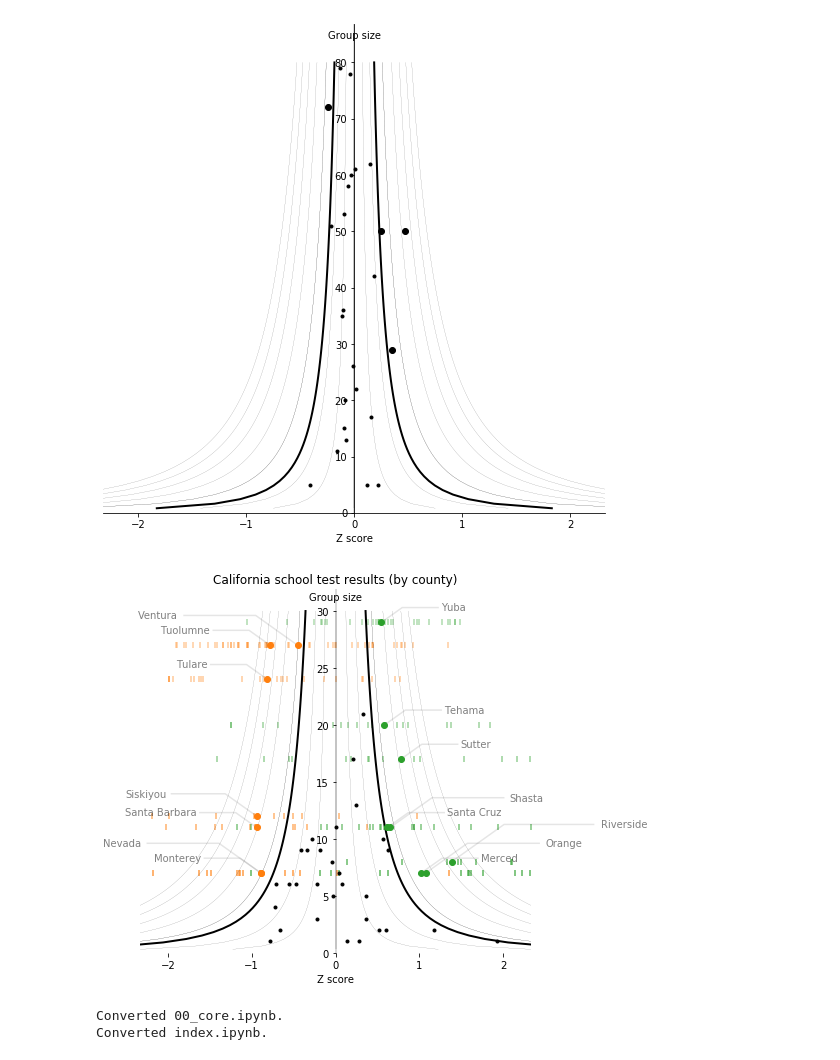
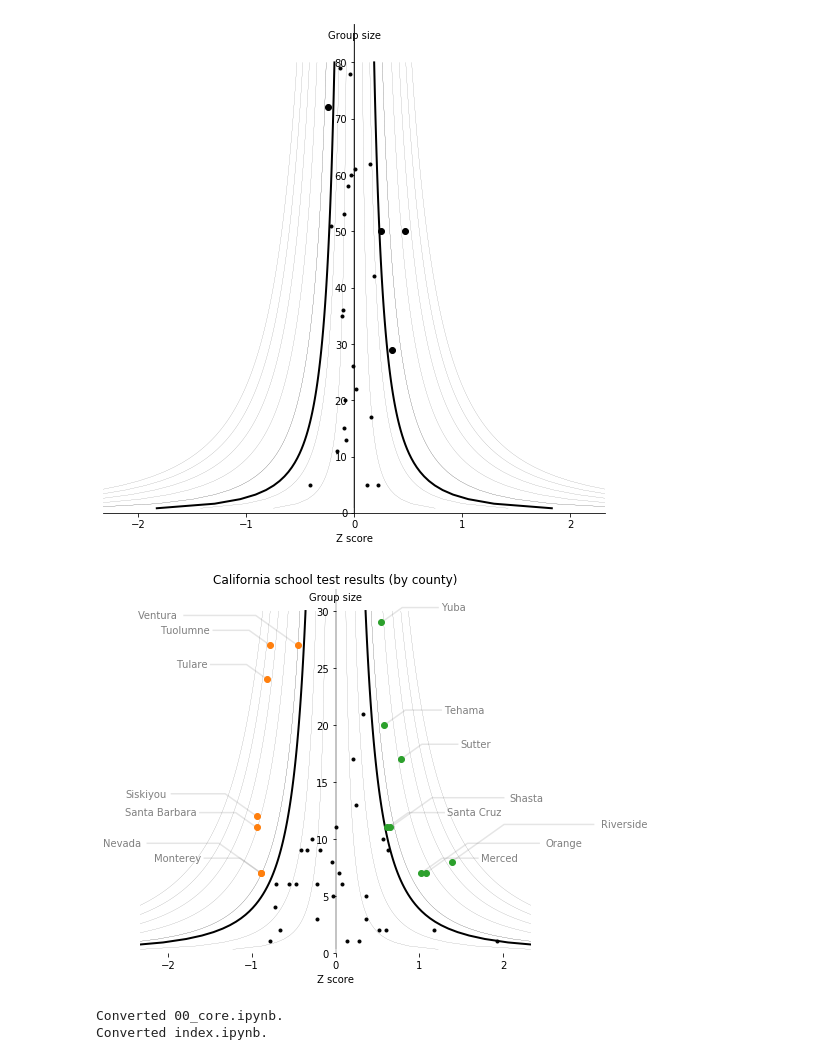
Before and after one commit to johnhw/funnelplot, a Jupyter notebook: 00_core.ipynb, the cells around one changed output. Drawn from its saved outputs; the diff is of its cells as text; code cells hidden in the pictures.

Commit message:
Fix colours in bootstrap mode

```diff
--- a/00_core.ipynb
+++ b/00_core.ipynb
@@ -506,14 +506,14 @@ def funnel(df, x, group, bootstrap_mode=False, **kwargs):
 # %%
 import pandas as pd
 from pydataset import data
 fig,ax = plt.subplots(figsize=(8,6))
 ax.set_frame_on(False)
-funnel(df=data("Caschool"), x='testscr', group="county", error_mode="data")
+funnel(df=data("Caschool"), x='testscr', group="county", error_mode="none")
 ax.set_title("California school test results (by county)")
 fig.tight_layout()
 plt.savefig("imgs/caschool_example.png", bbox_inches="tight", dpi=240)
 # %% [output]
-[figure, old version]
+[figure, new version]
 # %%
 from nbdev.export import *
 notebook2script()
```
Also changed, not shown: 4 other files.
